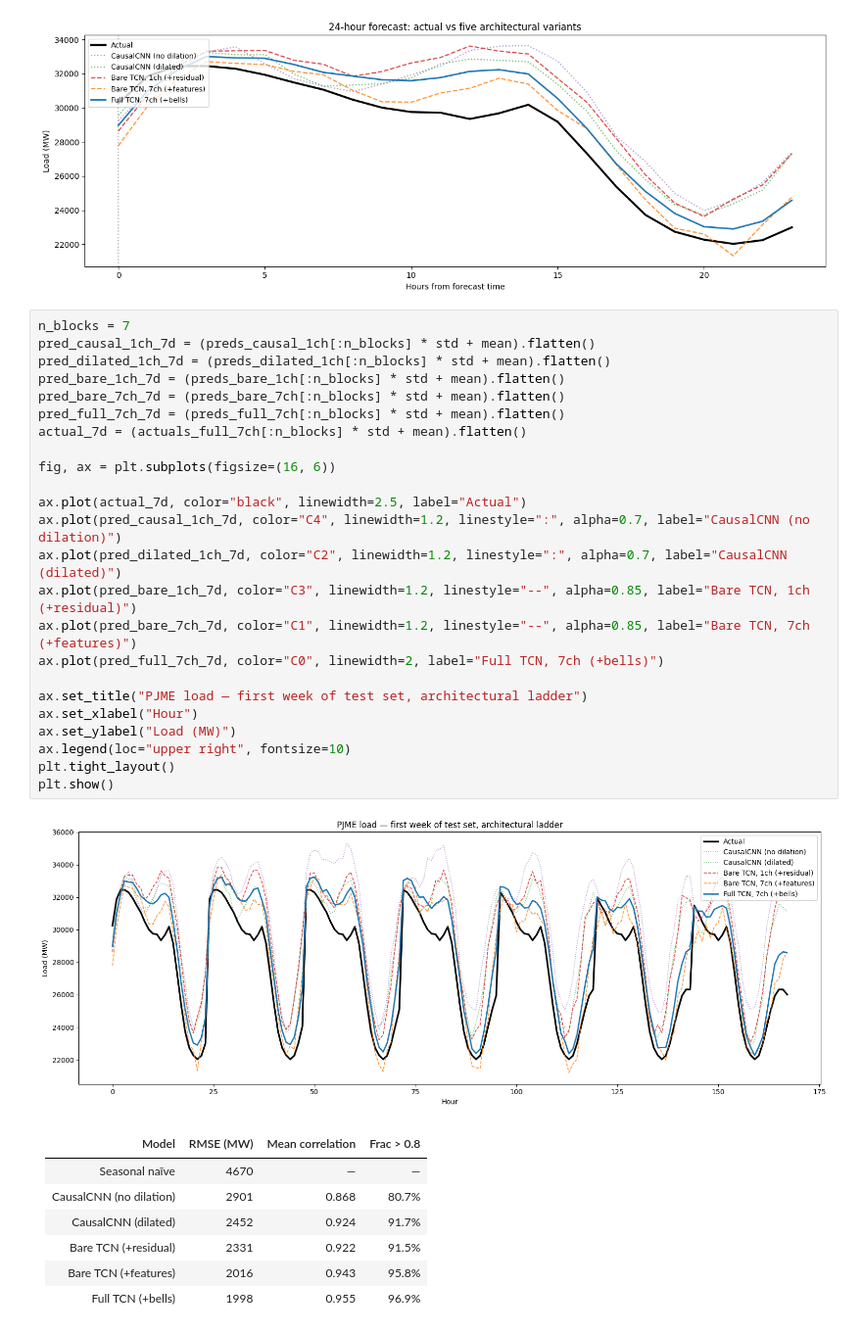
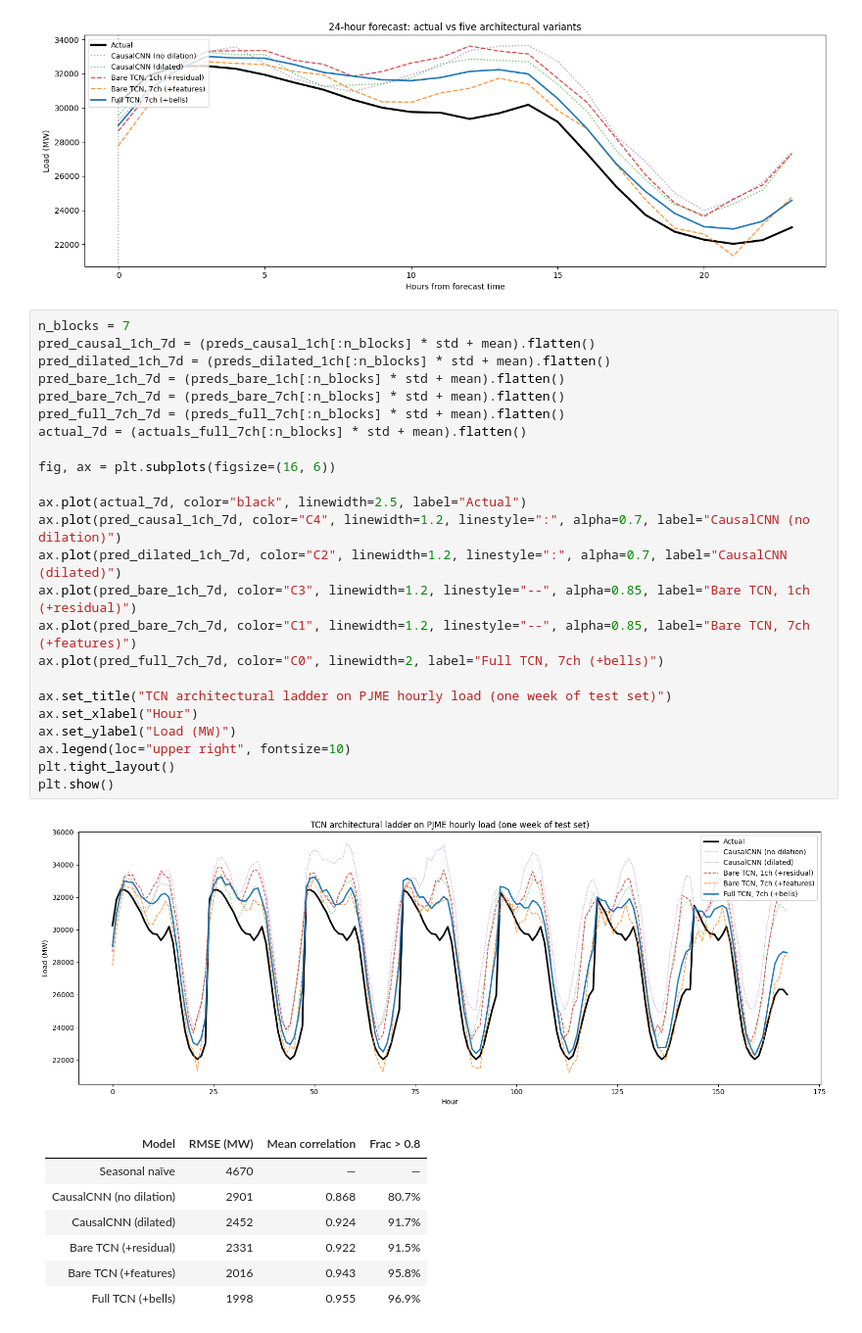
Before and after one commit to alfarasjb/ML, a Jupyter notebook: pytorch/electricity-forecasting/tcn-electricity-full.ipynb, the cells around one changed output. Shown at 98% size. Drawn from its saved outputs; the diff is of its cells as text.

```diff
--- a/pytorch/electricity-forecasting/tcn-electricity-full.ipynb
+++ b/pytorch/electricity-forecasting/tcn-electricity-full.ipynb
@@ -494,29 +494,29 @@ plt.show()
 # %%
 n_blocks = 7
 pred_causal_1ch_7d = (preds_causal_1ch[:n_blocks] * std + mean).flatten()
 pred_dilated_1ch_7d = (preds_dilated_1ch[:n_blocks] * std + mean).flatten()
 pred_bare_1ch_7d = (preds_bare_1ch[:n_blocks] * std + mean).flatten()
 pred_bare_7ch_7d = (preds_bare_7ch[:n_blocks] * std + mean).flatten()
 pred_full_7ch_7d = (preds_full_7ch[:n_blocks] * std + mean).flatten()
 actual_7d = (actuals_full_7ch[:n_blocks] * std + mean).flatten()
 
 fig, ax = plt.subplots(figsize=(16, 6))
 
 ax.plot(actual_7d, color="black", linewidth=2.5, label="Actual")
 ax.plot(pred_causal_1ch_7d, color="C4", linewidth=1.2, linestyle=":", alpha=0.7, label="CausalCNN (no dilation)")
 ax.plot(pred_dilated_1ch_7d, color="C2", linewidth=1.2, linestyle=":", alpha=0.7, label="CausalCNN (dilated)")
 ax.plot(pred_bare_1ch_7d, color="C3", linewidth=1.2, linestyle="--", alpha=0.85, label="Bare TCN, 1ch (+residual)")
 ax.plot(pred_bare_7ch_7d, color="C1", linewidth=1.2, linestyle="--", alpha=0.85, label="Bare TCN, 7ch (+features)")
 ax.plot(pred_full_7ch_7d, color="C0", linewidth=2, label="Full TCN, 7ch (+bells)")
 
-ax.set_title("PJME load — first week of test set, architectural ladder")
+ax.set_title("TCN architectural ladder on PJME hourly load (one week of test set)")
 ax.set_xlabel("Hour")
 ax.set_ylabel("Load (MW)")
 ax.legend(loc="upper right", fontsize=10)
 plt.tight_layout()
 plt.show()
 # %% [output]
-[figure, old version]
+[figure, new version]
 # %% [markdown]
 | Model | RMSE (MW) | Mean correlation | Frac > 0.8 |
 |-------|-----------|------------------|------------|
```
Also changed, not shown: 13 other files.
